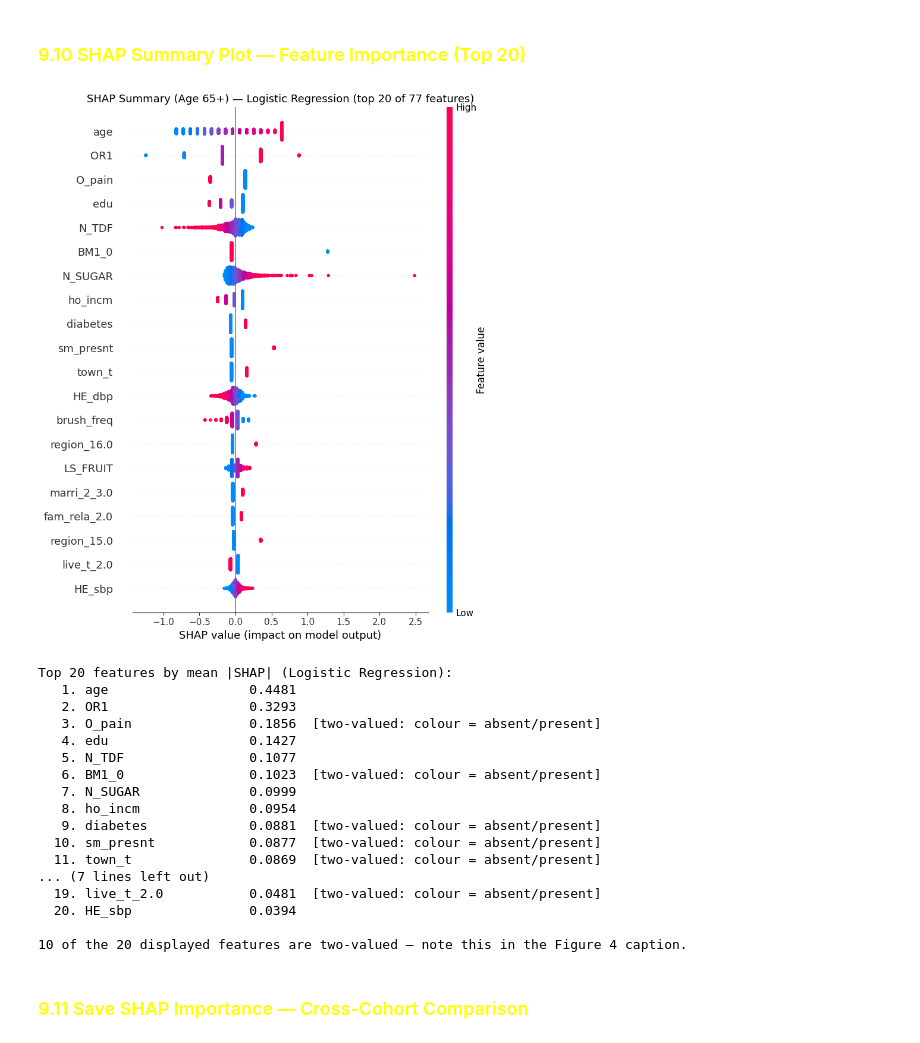
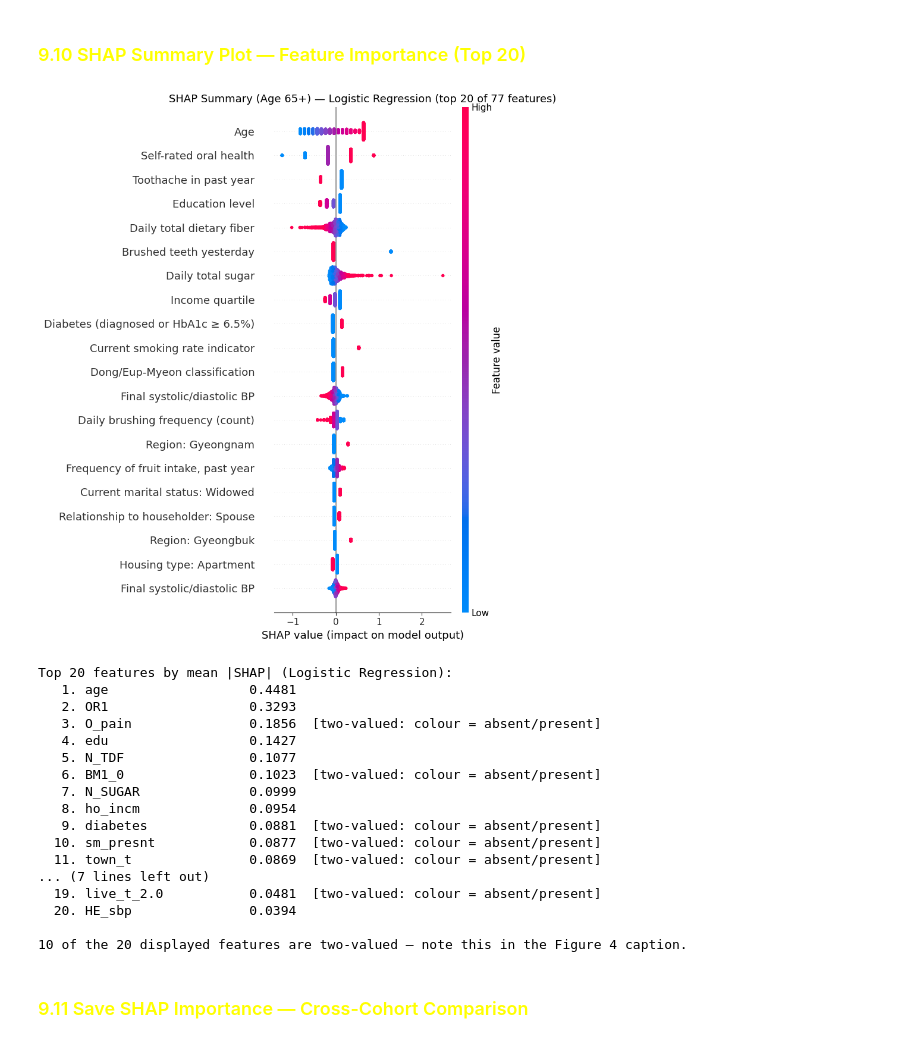
Before and after one commit to kimyonghan766/knhanes-tooth-loss-classifier, a Jupyter notebook: Main/final(65+).ipynb, the cells around one changed output. Saved outputs shown, nothing was run; the diff lists cells and outputs as text; code cells hidden in the pictures.

```diff
--- a/Main/final(65+).ipynb
+++ b/Main/final(65+).ipynb
@@ -2640,35 +2661,37 @@ X_test_imp shape:  (1758, 77)
 # dummy is a clean 0/1 indicator, so the gradient is simply TWO-VALUED (blue = 0/absent,
 # red = 1/present) rather than meaningless -- and excluding them meant the beeswarm and the
 # mean |SHAP| bar chart below ranked DIFFERENT feature sets, so the two panels of Figure 4
 # disagreed with Table 3.
 #
 # max_display matches the bar chart below, so both panels show the same rows.
 SHAP_MAX_DISPLAY = 20
+from codebook_labels import label_list
+_display_names = label_list(feature_cols)
 
 shap.summary_plot(
     shap_values, X_test_imp,
-    feature_names=feature_cols,
+    feature_names=_display_names,
     max_display=SHAP_MAX_DISPLAY,
     show=False,
 )
 plt.title(f'SHAP Summary (Age 65+) — {best_name} '
           f'(top {SHAP_MAX_DISPLAY} of {len(feature_cols)} features)', fontsize=13)
 plt.tight_layout()
 plt.show()
 
 # Flag which of the displayed features are two-valued, so the figure caption can state that
 # their colour encodes absent/present rather than a continuous gradient.
 _mean_abs_bee = np.abs(shap_values).mean(axis=0)
 _top_bee = pd.Series(_mean_abs_bee, index=feature_cols).nlargest(SHAP_MAX_DISPLAY)
 _nuniq = {f: pd.Series(X_test_imp[:, feature_cols.index(f)]).nunique() for f in _top_bee.index}
 print(f"Top {SHAP_MAX_DISPLAY} features by mean |SHAP| ({best_name}):")
 for _r, (_f, _v) in enumerate(_top_bee.items(), 1):
     _tag = "  [two-valued: colour = absent/present]" if _nuniq[_f] <= 2 else ""
     print(f"  {_r:>2}. {_f:<20} {_v:.4f}{_tag}")
 print(f"\n{sum(v <= 2 for v in _nuniq.values())} of the {SHAP_MAX_DISPLAY} displayed "
       f"features are two-valued — note this in the Figure 4 caption.")
 # %% [output]
-[figure, old version]
+[figure, new version]
 Top 20 features by mean |SHAP| (Logistic Regression):
    1. age                  0.4481
    2. OR1                  0.3293
```
Also changed, not shown: parts of 3 cells of this notebook, 37 other files.
